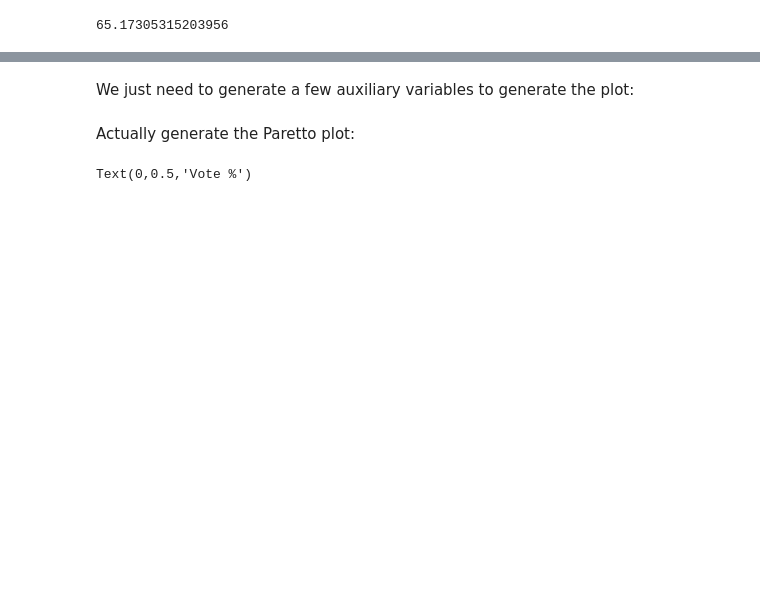
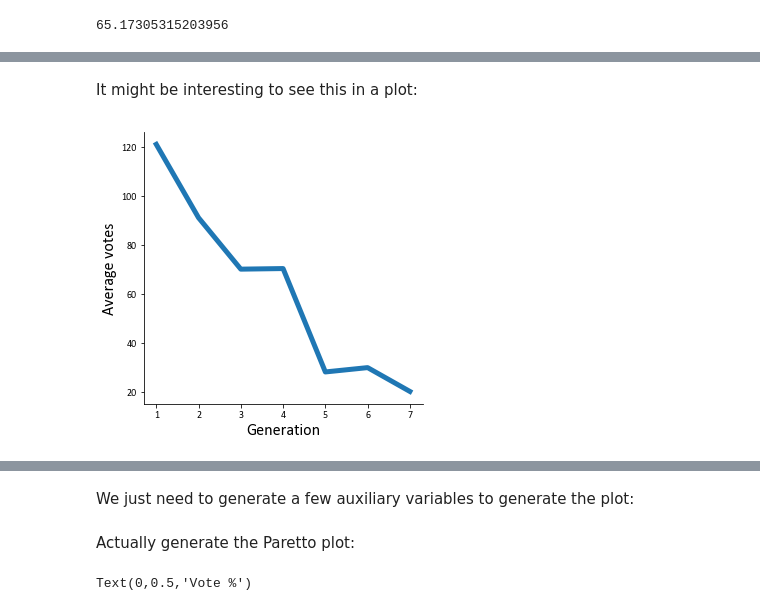
Before and after one commit to arturomoncadatorres/favorite-pokemon, a Jupyter notebook: scripts/pokemon_preferences.ipynb, the cells around one changed output, grey strips where cells are left out. Saved outputs shown, nothing was run; the diff lists cells and outputs as text; code cells hidden in the pictures; blank space fills up the shorter version.

```diff
--- a/scripts/pokemon_preferences.ipynb
+++ b/scripts/pokemon_preferences.ipynb
@@ -88,0 +105,10 @@ First, we sort the Pok&eacute;mon from most to least popular (we need to do so l
+# %% [markdown]
+It might be interesting to see this in a plot:
+# %%
+fig, ax = plt.subplots(1, 1, figsize=[5, 5])
+ax.plot(np.arange(1,7+1), df.groupby(['generation']).mean()['votes'], linewidth=5)
+ax.set_xlabel("Generation", fontdict = {'fontsize':16})
+ax.set_ylabel("Average votes", fontdict = {'fontsize':16})
+plt.show()
+# %% [output]
+[figure, added]
```
Also changed, not shown: parts of 25 cells of this notebook.
